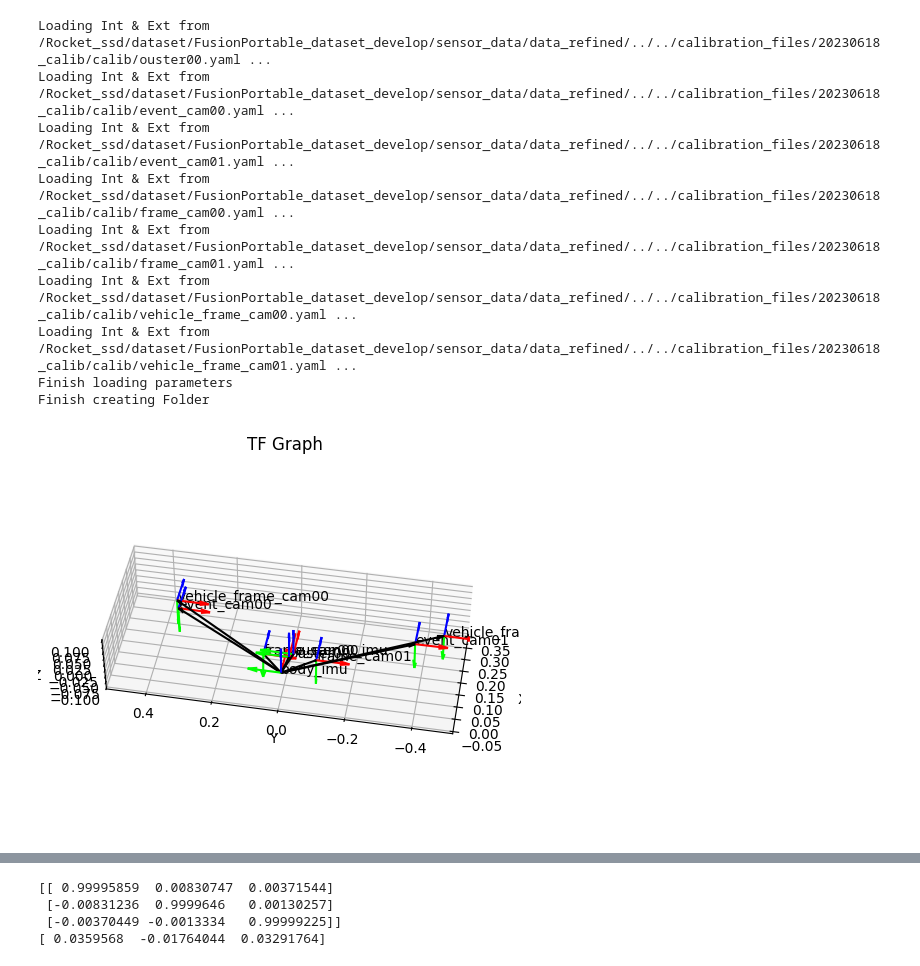
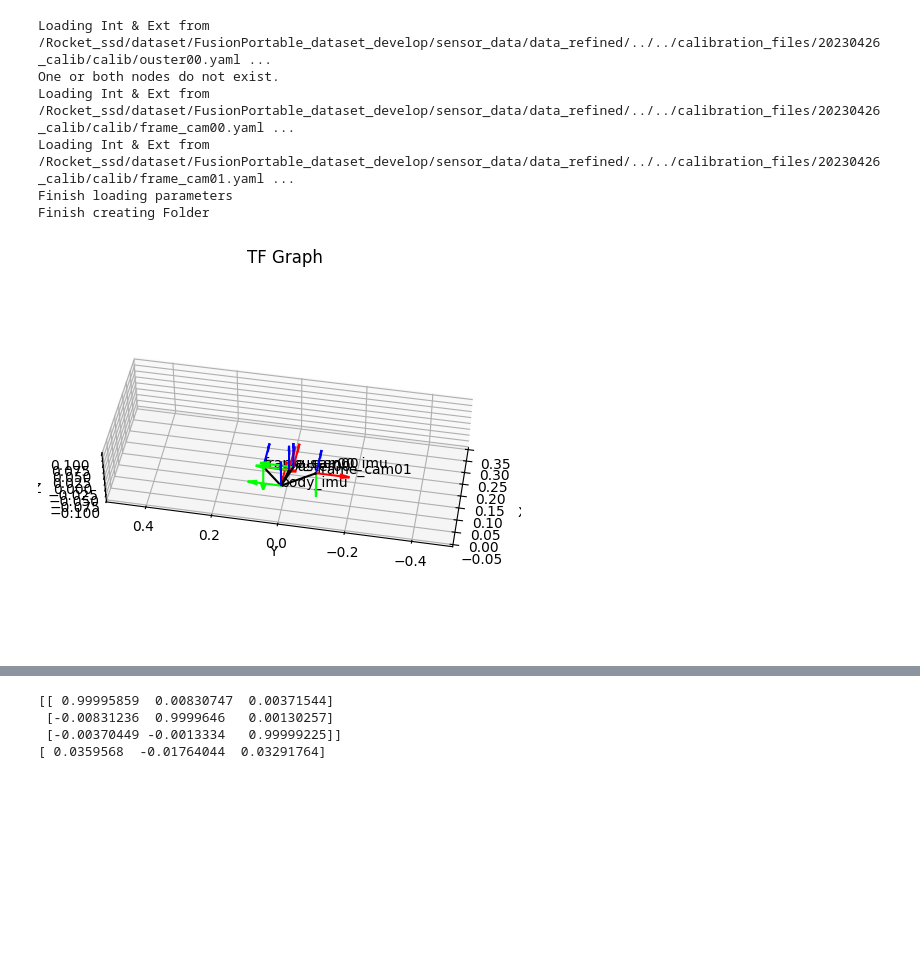
Before and after one commit to fusionportable/fusionportable_dataset_tools, a Jupyter notebook: write_data_to_kitti360.ipynb, the cells around one changed output, grey strips where cells are left out. Saved outputs shown, nothing was run; the diff lists cells and outputs as text; code cells hidden in the pictures; blank space fills up the shorter version.

```diff
--- a/write_data_to_kitti360.ipynb
+++ b/write_data_to_kitti360.ipynb
@@ -9,69 +9,72 @@ from data_loader.file_loader import FileLoader
 from data_loader.file_writer import FileWriter
 from tools.utils import *
 
-platform = 'vehicle'
-sequence_name = 'vehicle_campus00'
-algorithm = 'r3live'
+platform = 'legged'
+sequence_name = 'legged_grass00'
+algorithm = 'fastlio2'
 # %%
 ##### Set up the output data path
 dataset_path = '/Rocket_ssd/dataset/FusionPortable_dataset_develop/sensor_data/data_refined'
-calib_path = os.path.join(dataset_path, '../../calibration_files/20230618_calib/calib')
+calib_path = os.path.join(dataset_path, '../../calibration_files/20230426_calib/calib')
 kitti360_path = os.path.join(dataset_path, sequence_name, 'kitti360')
 
 ##### Set up the message topic list for different platforms
+# Platform
 if platform == 'handheld':
   from cfg.dataset.cfg_handheld import dataset_sensor_frameid_dict
   from cfg.dataset.cfg_handheld import dataset_rostopic_msg_frameid_dict
 elif platform == 'ugv':
   from cfg.dataset.cfg_ugv import dataset_sensor_frameid_dict
   from cfg.dataset.cfg_ugv import dataset_rostopic_msg_frameid_dict
-elif platform == 'legged_robot':
-  from cfg.dataset.cfg_legged_robot import dataset_sensor_frameid_dict
-  from cfg.dataset.cfg_legged_robot import dataset_rostopic_msg_frameid_dict
+elif platform == 'legged':
+  from cfg.dataset.cfg_legged import dataset_sensor_frameid_dict
+  from cfg.dataset.cfg_legged import dataset_rostopic_msg_frameid_dict
+  if sequence_name == 'legged_grass00':
+    dataset_sensor_frameid_dict, dataset_rostopic_msg_frameid_dict = \
+      filter_sensor('event', dataset_sensor_frameid_dict, dataset_rostopic_msg_frameid_dict)
 elif platform =='vehicle':
   from cfg.dataset.cfg_vehicle import dataset_sensor_frameid_dict
   from cfg.dataset.cfg_vehicle import dataset_rostopic_msg_frameid_dict
-
+# Algorithm
 if algorithm == 'r3live':
   from cfg.algorithm.cfg_r3live import algorithm_rostopic_msg_frameid_dict
+elif algorithm == 'fastlio2':
+  from cfg.algorithm.cfg_fastlio2 import algorithm_rostopic_msg_frameid_dict
 
 ##### Set up the sensor configuration
 int_ext_loader = IntrinsicExtrinsicLoader(is_print=False)
 int_ext_loader.load_calibration(calib_path=calib_path, sensor_frameid_dict=dataset_sensor_frameid_dict)
 print('Finish loading parameters')
 
 data_path = os.path.join(dataset_path, sequence_name, 'raw_data')
 alg_result_path = os.path.join(dataset_path, sequence_name, 'algorithm_result')
 file_loader = FileLoader()
 file_writer = FileWriter()
 
 ##### Create the output data path
 flag = os.system('mkdir -p '+ os.path.join(kitti360_path, 'calibration'))
 flag = os.system('mkdir -p '+ os.path.join(kitti360_path, 'ouster00_undistort/points/data'))
 flag = os.system('mkdir -p '+ os.path.join(kitti360_path, 'ouster00/points/data'))
 if platform == 'vehicle':
   flag = os.system('mkdir -p '+ os.path.join(kitti360_path, 'vehicle_frame_cam00/image/data'))
   flag = os.system('mkdir -p '+ os.path.join(kitti360_path, 'vehicle_frame_cam01/image/data'))
 else:
   flag = os.system('mkdir -p '+ os.path.join(kitti360_path, 'frame_cam00/image/data'))
   flag = os.system('mkdir -p '+ os.path.join(kitti360_path, 'frame_cam01/image/data'))
 flag = os.system('mkdir -p '+ os.path.join(kitti360_path, 'event_cam00/image/data'))
 flag = os.system('mkdir -p '+ os.path.join(kitti360_path, 'event_cam01/image/data'))
 flag = os.system('mkdir -p '+ os.path.join(kitti360_path, 'odometry_alg'))
 flag = os.system('mkdir -p '+ os.path.join(kitti360_path, 'camera_odometry_alg'))
 print('Finish creating Folder')
 
 ##### Visualize TF-tree
 int_ext_loader.tf_graph.visualize_graph()
 # %% [output]
-Loading Int & Ext from /Rocket_ssd/dataset/FusionPortable_dataset_develop/sensor_data/data_refined/../../calibration_files/20230618_calib/calib/ouster00.yaml ...
-Loading Int & Ext from /Rocket_ssd/dataset/FusionPortable_dataset_develop/sensor_data/data_refined/../../calibration_files/20230618_calib/calib/event_cam00.yaml ...
-Loading Int & Ext from /Rocket_ssd/dataset/FusionPortable_dataset_develop/sensor_data/data_refined/../../calibration_files/20230618_calib/calib/event_cam01.yaml ...
-Loading Int & Ext from /Rocket_ssd/dataset/FusionPortable_dataset_develop/sensor_data/data_refined/../../calibration_files/20230618_calib/calib/frame_cam00.yaml ...
-Loading Int & Ext from /Rocket_ssd/dataset/FusionPortable_dataset_develop/sensor_data/data_refined/../../calibration_files/20230618_calib/calib/frame_cam01.yaml ...
-Loading Int & Ext from /Rocket_ssd/dataset/FusionPortable_dataset_develop/sensor_data/data_refined/../../calibration_files/20230618_calib/calib/vehicle_frame_cam00.yaml ...
-Loading Int & Ext from /Rocket_ssd/dataset/FusionPortable_dataset_develop/sensor_data/data_refined/../../calibration_files/20230618_calib/calib/vehicle_frame_cam01.yaml ...
+Loading Int & Ext from /Rocket_ssd/dataset/FusionPortable_dataset_develop/sensor_data/data_refined/../../calibration_files/20230426_calib/calib/ouster00.yaml ...
+One or both nodes do not exist.
+Loading Int & Ext from /Rocket_ssd/dataset/FusionPortable_dataset_develop/sensor_data/data_refined/../../calibration_files/20230426_calib/calib/frame_cam00.yaml ...
+Loading Int & Ext from /Rocket_ssd/dataset/FusionPortable_dataset_develop/sensor_data/data_refined/../../calibration_files/20230426_calib/calib/frame_cam01.yaml ...
 Finish loading parameters
 Finish creating Folder
-[figure, old version]
+[figure, new version]
 # %%
```
Also changed, not shown: parts of 5 cells of this notebook, 3 other files.
